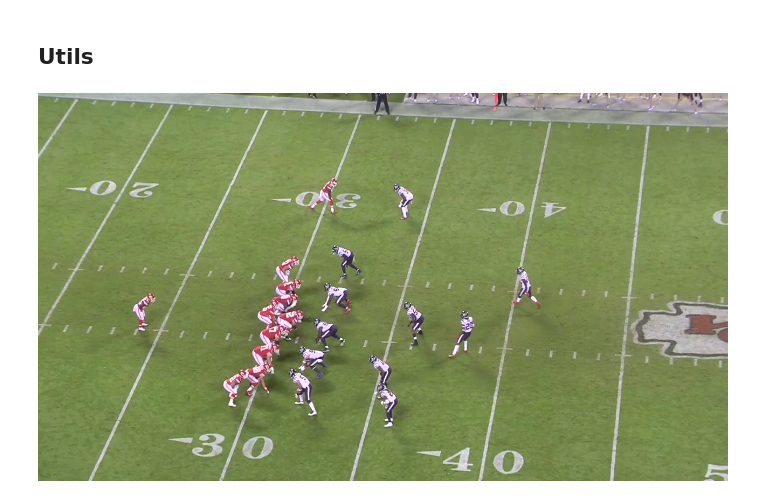
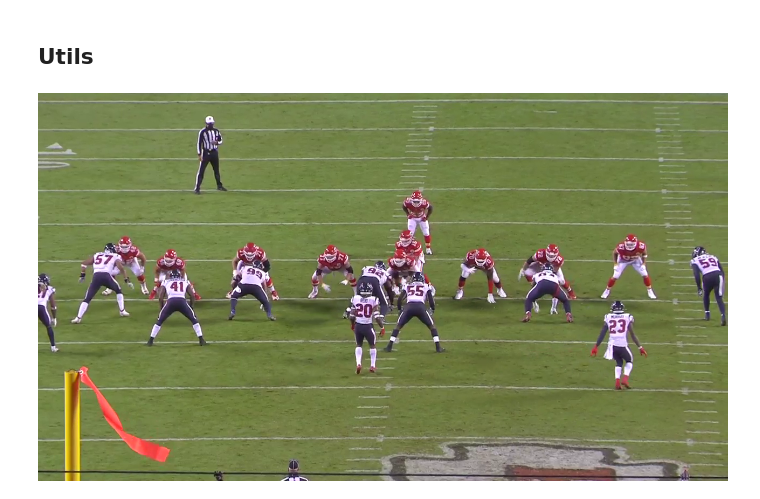
Before and after one commit to RicardFos/kaggle-player-contact-detection, a Jupyter notebook: player distance.ipynb, the cells around one changed output. Cells and saved outputs as stored; diff of their text form; code cells hidden in the pictures.

```diff
--- a/player distance.ipynb
+++ b/player distance.ipynb
@@ -210,8 +216,12 @@ memory usage: 252.2+ MB
 * We can see that nfl_player_id_2	is an object and not an integer, as it can have the value 'G' to indicate a contact with the ground
 # %% [markdown]
 ## Utils
+# %%
+def array_to_image(image_array):
+    """returns a PIL image converted from the given image array"""
+    return Image.fromarray(cv2.cvtColor(image_array, cv2.COLOR_RGB2BGR))
 # %%
-def get_video_frame(game_play, frame, view='All29', split="train"):
+def get_video_frame(game_play, frame_number, view='All29', split="train"):
     """
     Returns the given frame from the video given by the game_play value and the indicated view.
     Videos have the name in the following format: "game_play_view"
@@ -229,12 +239,11 @@ def get_video_frame(game_play, frame, view='All29', split="train"):
     video_name = f"{game_play}_{view}.mp4"
     videopath = os.path.join(DATASET_DIR, split, video_name)
     cap = cv2.VideoCapture(videopath)
-    cap.set(cv2.CAP_PROP_POS_FRAMES, frame-1)
+    cap.set(cv2.CAP_PROP_POS_FRAMES, frame_number-1)
     res, frame = cap.read()
-    frame = Image.fromarray(cv2.cvtColor(frame, cv2.COLOR_RGB2BGR))
 
     return frame
-# %%
-get_video_frame("58168_003392", 290, 'Sideline', "train")
-# %% [output]
-[figure, removed]
+# %%
+array_to_image(get_video_frame("58168_003392", 300, 'Endzone', "train"))
+# %% [output]
+[figure, added]
```
Also changed, not shown: parts of 24 cells of this notebook, 1 other file.
